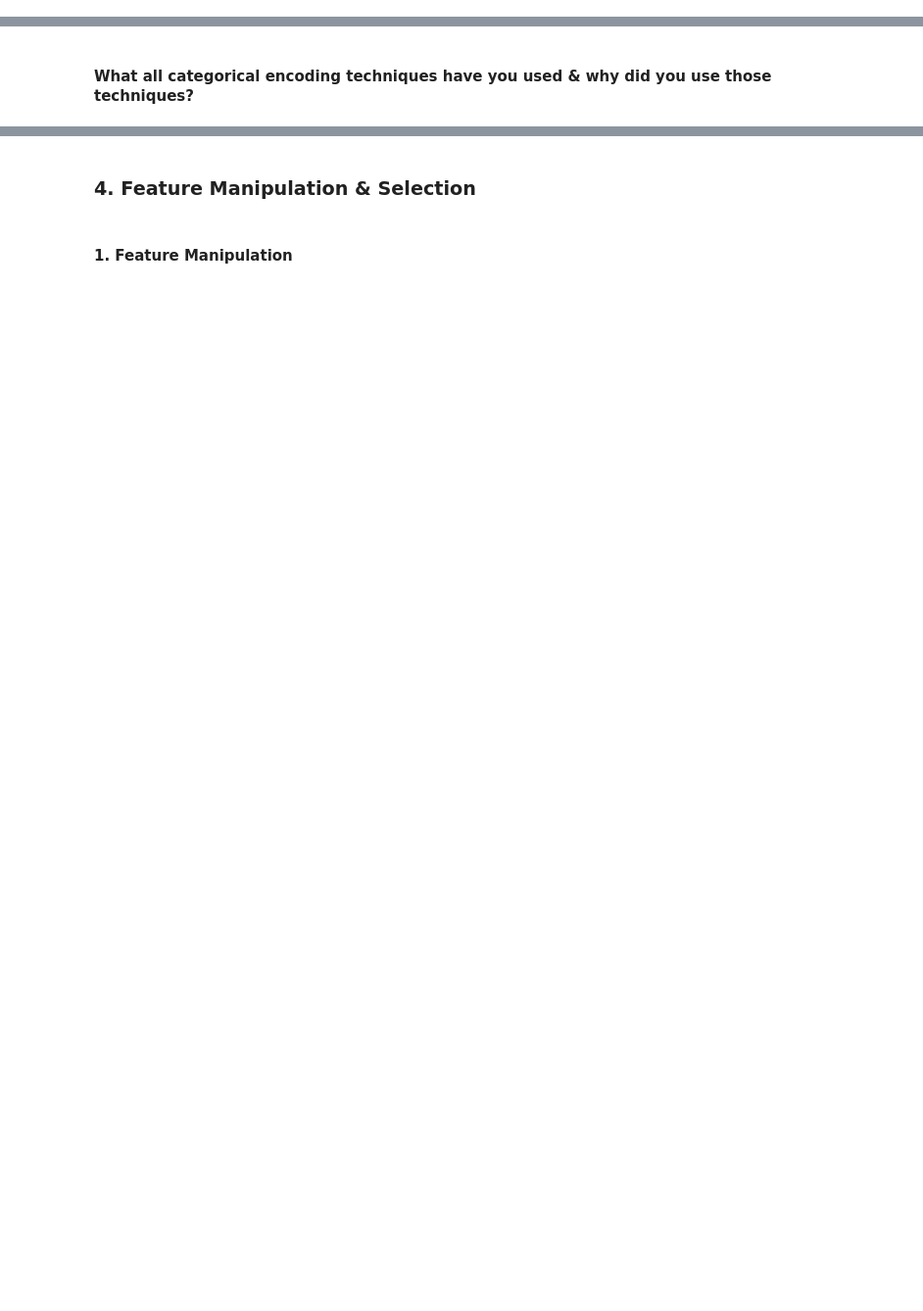
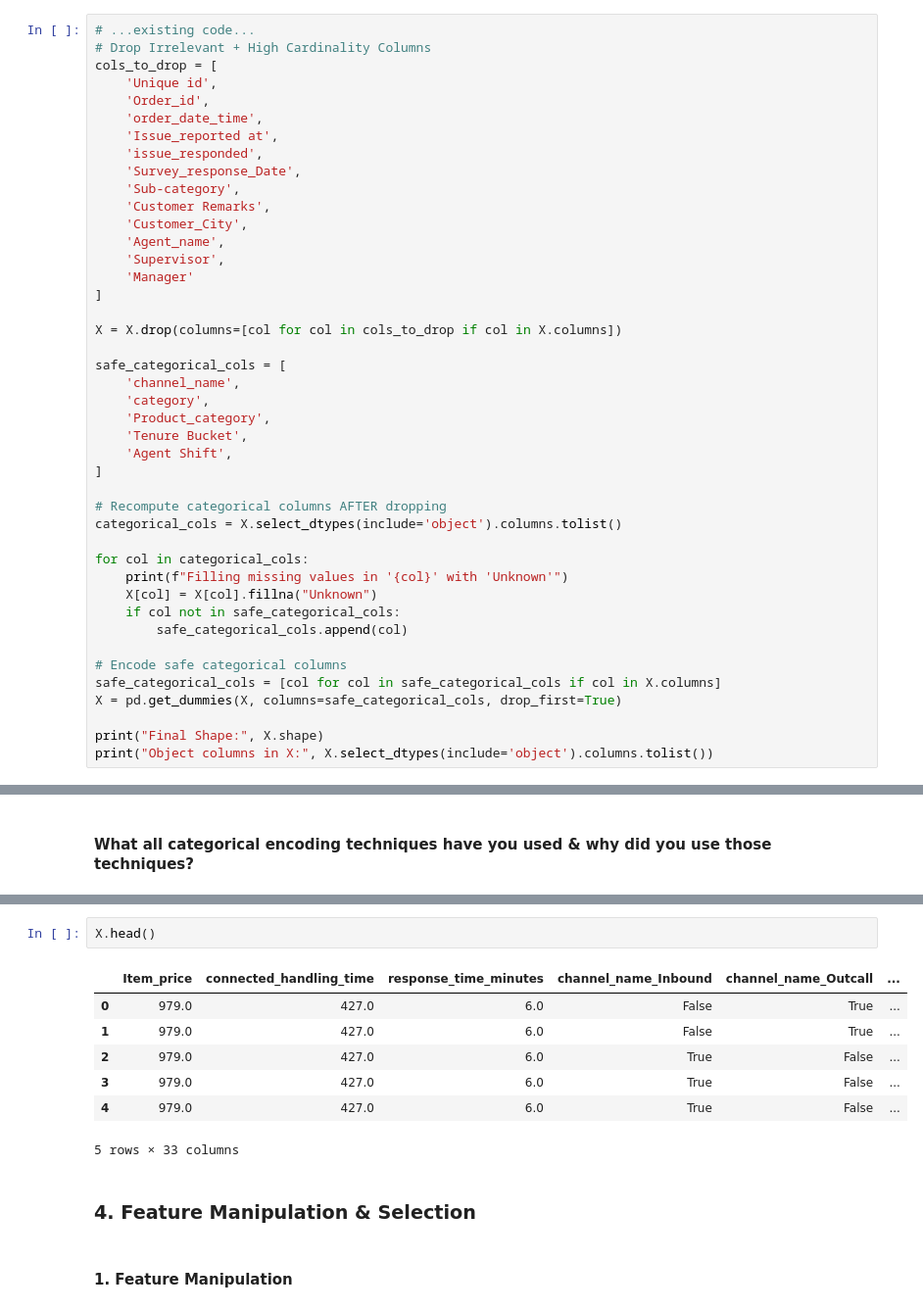
Before and after one commit to viraj-gavade/DeepCSAT---Ecommerce, a Jupyter notebook: Sample_ML_Submission_Template-2.ipynb, the cells around one changed output, grey strips where cells are left out. Shown at 98% size. Cells and saved outputs as stored; diff of their text form; blank space fills up the shorter version.

```diff
--- a/Sample_ML_Submission_Template-2.ipynb
+++ b/Sample_ML_Submission_Template-2.ipynb
@@ -777,0 +1083,43 @@ Answer Here.
+# %%
+# ...existing code...
+# Drop Irrelevant + High Cardinality Columns
+cols_to_drop = [
+    'Unique id',
+    'Order_id',
+    'order_date_time',
+    'Issue_reported at',
+    'issue_responded',
+    'Survey_response_Date',
+    'Sub-category',
+    'Customer Remarks',
+    'Customer_City',
+    'Agent_name',
+    'Supervisor',
+    'Manager'
+]
+
+X = X.drop(columns=[col for col in cols_to_drop if col in X.columns])
+
+safe_categorical_cols = [
+    'channel_name',
+    'category',
+    'Product_category',
+    'Tenure Bucket',
+    'Agent Shift',
+]
+
+# Recompute categorical columns AFTER dropping
+categorical_cols = X.select_dtypes(include='object').columns.tolist()
+
+for col in categorical_cols:
+    print(f"Filling missing values in '{col}' with 'Unknown'")
+    X[col] = X[col].fillna("Unknown")
+    if col not in safe_categorical_cols:
+        safe_categorical_cols.append(col)
+
+# Encode safe categorical columns
+safe_categorical_cols = [col for col in safe_categorical_cols if col in X.columns]
+X = pd.get_dummies(X, columns=safe_categorical_cols, drop_first=True)
+
+print("Final Shape:", X.shape)
+print("Object columns in X:", X.select_dtypes(include='object').columns.tolist())
@@ -835,3 +1140,13 @@ Answer Here.
+# %%
+X.head()
+# %% [output]
+|  | Item_price | connected_handling_time | response_time_minutes | channel_name_Inbound | channel_name_Outcall | ... |
+| 0 | 979.0 | 427.0 | 6.0 | False | True | ... |
+| 1 | 979.0 | 427.0 | 6.0 | False | True | ... |
+| 2 | 979.0 | 427.0 | 6.0 | True | False | ... |
+| 3 | 979.0 | 427.0 | 6.0 | True | False | ... |
+| 4 | 979.0 | 427.0 | 6.0 | True | False | ... |
+5 rows × 33 columns
 # %% [markdown]
 ### 4. Feature Manipulation & Selection
 # %% [markdown]
```
Also changed, not shown: parts of 174 cells of this notebook, 10 other files.
